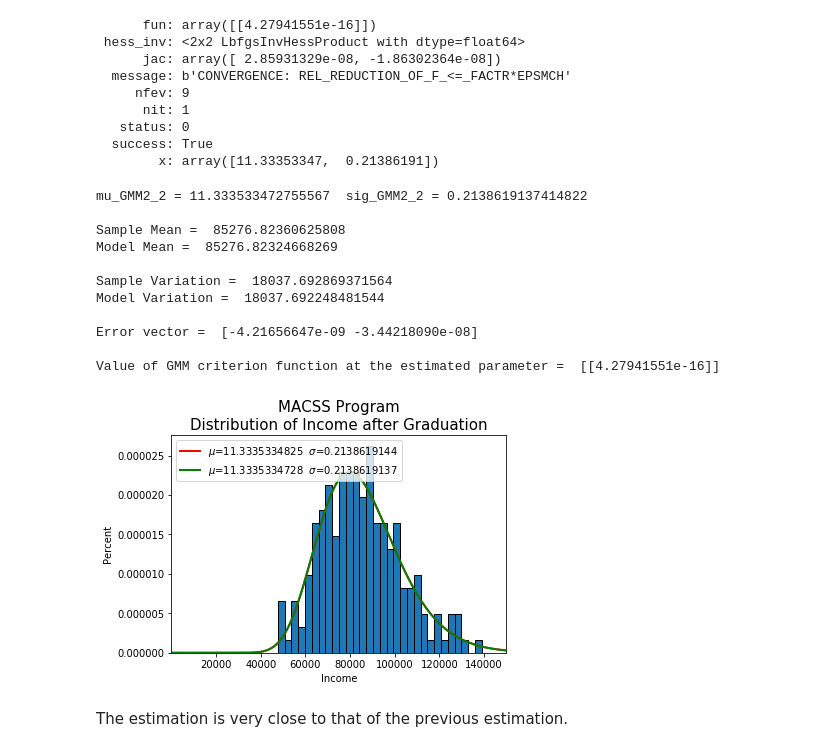
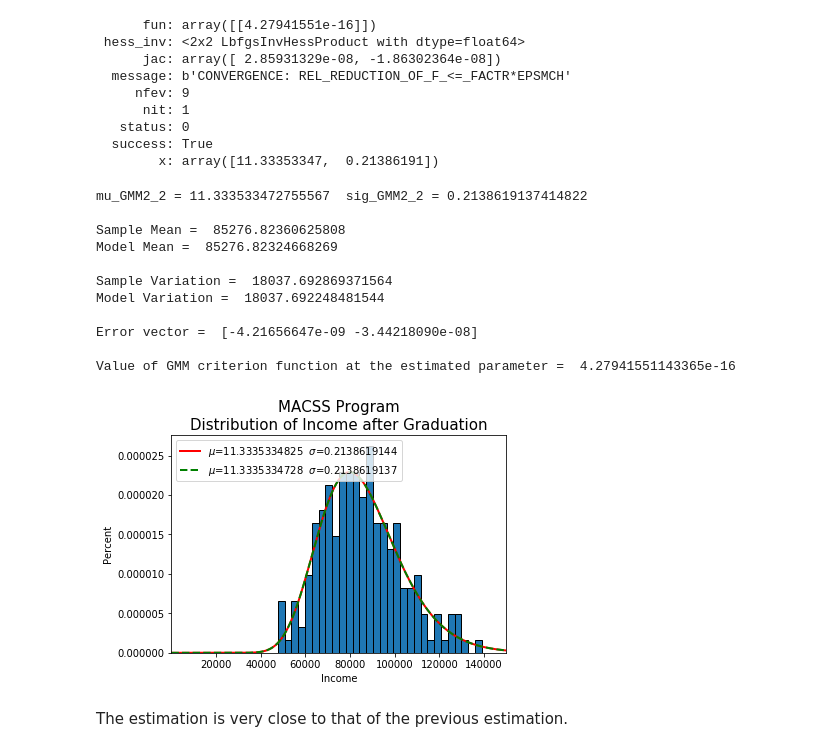
Before and after one commit to luxin-tian/persp-model-econ_w20, a Jupyter notebook: ProblemSets/PS5/PS5_answer.ipynb, the cells around one changed output. Drawn from its saved outputs; the diff is of its cells as text; code cells hidden in the pictures.

```diff
--- a/ProblemSets/PS5/PS5_answer.ipynb
+++ b/ProblemSets/PS5/PS5_answer.ipynb
@@ -261,7 +263,7 @@ print('Model Variation = ', model_moments(mu_GMM2_2, sig_GMM2_2, cut_lb, cut_ub)
 print()
 print('Error vector = ',  err_vec(incomes, mu_GMM2_2, sig_GMM2_2, cut_lb, cut_ub, simple=False).reshape(2))
 print()
-print('Value of GMM criterion function at the estimated parameter = ', results2_2.fun)
+print('Value of GMM criterion function at the estimated parameter = ', results2_2.fun[0][0])
 # %% [output]
 mu_GMM2_2 = 11.333533472755567  sig_GMM2_2 = 0.2138619137414822
 
@@ -273,31 +275,31 @@ Model Variation =  18037.692248481544
 
 Error vector =  [-4.21656647e-09 -3.44218090e-08]
 
-Value of GMM criterion function at the estimated parameter =  [[4.27941551e-16]]
+Value of GMM criterion function at the estimated parameter =  4.27941551143365e-16
 # %%
 # Plot the estimated lognormal PDF against the data
 
 # data histogram
 num_bins = 30
 plt.hist(incomes, num_bins, density=True, edgecolor='k') # `normed` argument has been deprecated by `matplotlib.pyplot.hist`
 plt.title('MACSS Program\nDistribution of Income after Graduation', fontsize=15)
 plt.xlabel(r'Income')
 plt.ylabel(r'Percent')
 plt.xlim([1, 150000])
 
 # pdf plot for GMM1 result
 dis_pts = np.linspace(cut_lb, cut_ub, 1000)
 plt.plot(dis_pts, trunc_lognorm_pdf(dis_pts, mu_GMM1_2, sig_GMM1_2, cut_lb, cut_ub),
          linewidth=2, color='r', label=f'$\mu$={round(mu_GMM1_2, 10)}  $\sigma$={round(sig_GMM1_2, 10)}')
 
 # pdf plot for GMM2 result
 dis_pts = np.linspace(cut_lb, cut_ub, 1000)
 plt.plot(dis_pts, trunc_lognorm_pdf(dis_pts, mu_GMM2_2, sig_GMM2_2, cut_lb, cut_ub),
-         linewidth=2, color='g', label=f'$\mu$={round(mu_GMM2_2, 10)}  $\sigma$={round(sig_GMM2_2, 10)}')
+         linewidth=2, color='g', label=f'$\mu$={round(mu_GMM2_2, 10)}  $\sigma$={round(sig_GMM2_2, 10)}', ls='--')
 plt.legend(loc='upper left')
 plt.show()
 # %% [output]
-[figure, old version]
+[figure, new version]
 # %% [markdown]
 The estimation is very close to that of the previous estimation.
 # %% [markdown]
```
Also changed, not shown: parts of 6 cells of this notebook.
